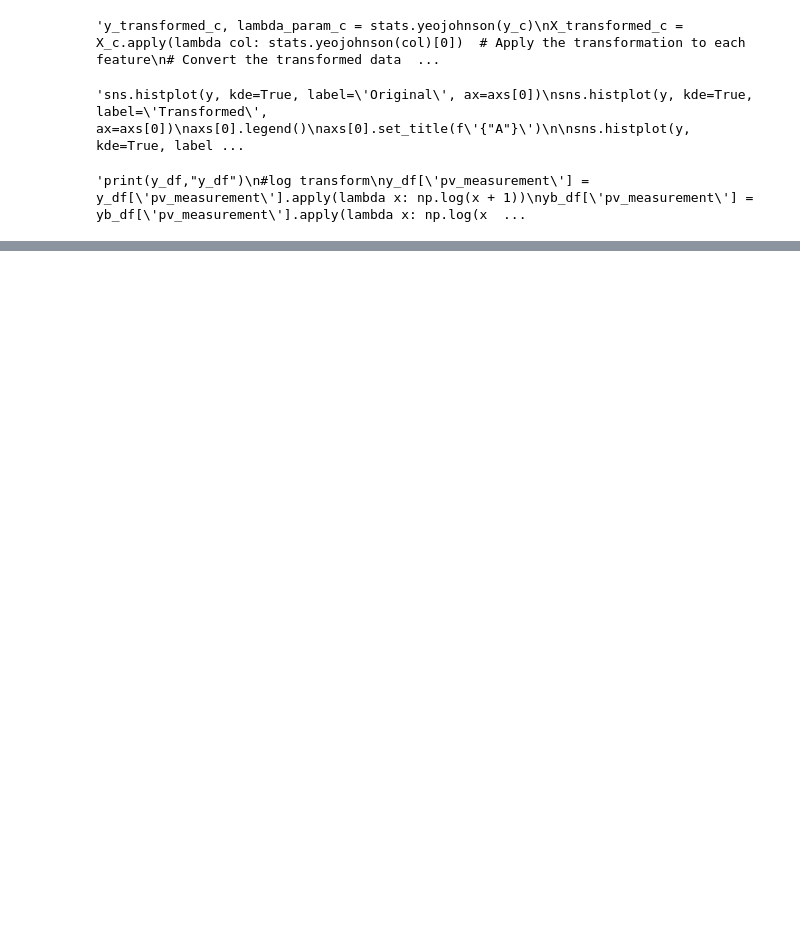
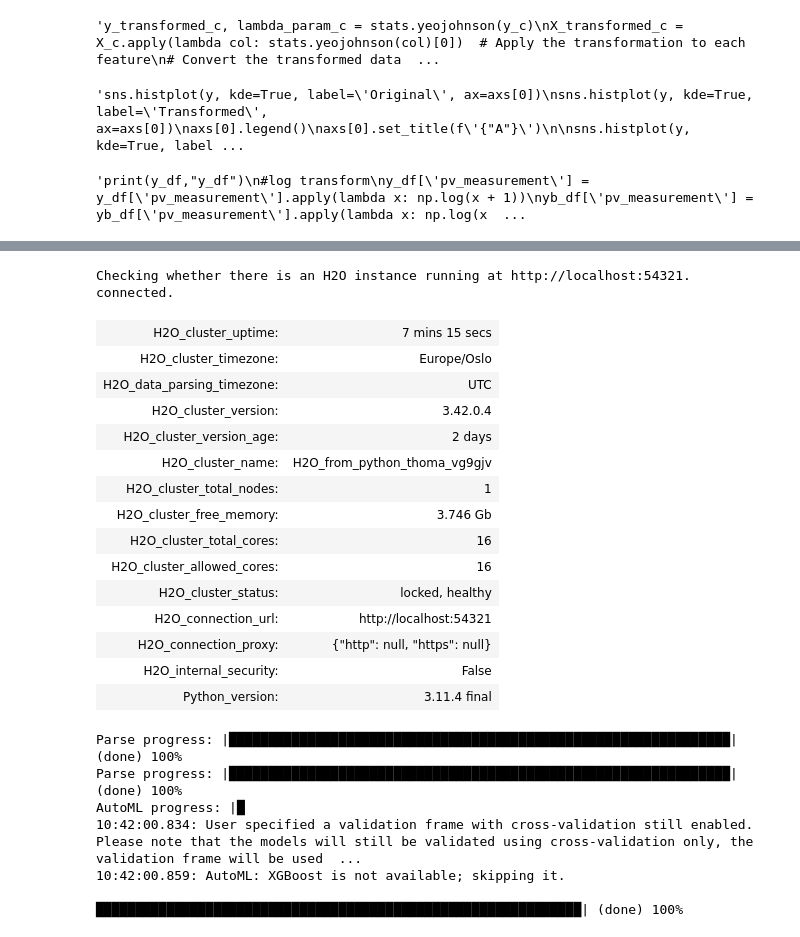
Before and after one commit to kajaerf/tdt4173-machine-learning-project, a Jupyter notebook: SolarEnergyProductionEnergy/data/read_files.ipynb, the cells around one changed output, grey strips where cells are left out. Saved outputs shown, nothing was run; the diff lists cells and outputs as text; code cells hidden in the pictures; blank space fills up the shorter version.

```diff
--- a/SolarEnergyProductionEnergy/data/read_files.ipynb
+++ b/SolarEnergyProductionEnergy/data/read_files.ipynb
@@ -440,13 +584,13 @@ print(y_df, "log")'''
 # %% [output]
 'print(y_df,"y_df")\n#log transform\ny_df[\'pv_measurement\'] = y_df[\'pv_measurement\'].apply(lambda x: np.log(x + 1))\nyb_df[\'pv_measurement\'] = yb_df[\'pv_measurement\'].apply(lambda x: np.log(x  ...
 # %%
-#Replacing Nan values with 0
+'''#Replacing Nan values with 0
 X.replace(np.nan,0, inplace=True)
 y.replace( np.nan,0, inplace=True)
 X_b.replace(np.nan, 0,inplace=True)
 y_b.replace(np.nan, 0,inplace=True)
 X_c.replace(np.nan, 0,inplace=True)
-y_c.replace(np.nan, 0,inplace=True)
+y_c.replace(np.nan, 0,inplace=True)'''
 # %%
 #NOT IN USE
 #for now, outdated as 1 model is much better than one for each location
@@ -698,0 +858,49 @@ X_train_combined, X_validation_combined, y_train_combined, y_validation_combined
+# %%
+#H2o
+import h2o
+h2o.init()
+
+
+# Kombiner X og y for treningsdata
+train_combined = pd.concat([X_train_combined, y_train_combined], axis=1)
+# Kombiner X og y for valideringsdata
+valid_combined = pd.concat([X_validation_combined, y_validation_combined], axis=1)
+
+# Konverter til H2OFrames
+hf_train = h2o.H2OFrame(pd.DataFrame(train_combined))
+hf_valid = h2o.H2OFrame(pd.DataFrame(valid_combined))
+cat_features = ['dew_or_rime:idx', 'is_day:idx', 'is_in_shadow:idx', 'location']
+for feature in cat_features:
+    hf_train[feature] = hf_train[feature].asfactor()
+    hf_valid[feature] = hf_valid[feature].asfactor()
+
+from h2o.automl import H2OAutoML
+
+aml = H2OAutoML(max_models=20, seed=42, max_runtime_secs=3600)
+aml.train(y='pv_measurement', training_frame=hf_train, validation_frame=hf_valid)
+
+best_model = aml.leader
+# %% [output]
+Checking whether there is an H2O instance running at http://localhost:54321. connected.
+| H2O_cluster_uptime: | 7 mins 15 secs |
+| H2O_cluster_timezone: | Europe/Oslo |
+| H2O_data_parsing_timezone: | UTC |
+| H2O_cluster_version: | 3.42.0.4 |
+| H2O_cluster_version_age: | 2 days |
+| H2O_cluster_name: | H2O_from_python_thoma_vg9gjv |
+| H2O_cluster_total_nodes: | 1 |
+| H2O_cluster_free_memory: | 3.746 Gb |
+| H2O_cluster_total_cores: | 16 |
+| H2O_cluster_allowed_cores: | 16 |
+| H2O_cluster_status: | locked, healthy |
+| H2O_connection_url: | http://localhost:54321 |
+| H2O_connection_proxy: | {"http": null, "https": null} |
+| H2O_internal_security: | False |
+| Python_version: | 3.11.4 final |
+Parse progress: |████████████████████████████████████████████████████████████████| (done) 100%
+Parse progress: |████████████████████████████████████████████████████████████████| (done) 100%
+AutoML progress: |█
+10:42:00.834: User specified a validation frame with cross-validation still enabled. Please note that the models will still be validated using cross-validation only, the validation frame will be used  ...
+10:42:00.859: AutoML: XGBoost is not available; skipping it.
+
+██████████████████████████████████████████████████████████████| (done) 100%
```
Also changed, not shown: parts of 16 cells of this notebook.
